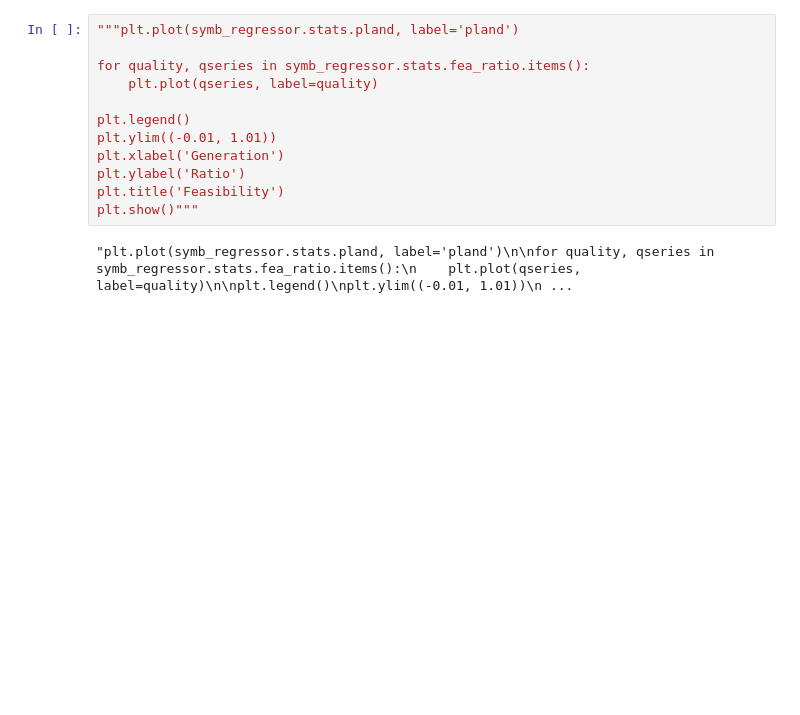
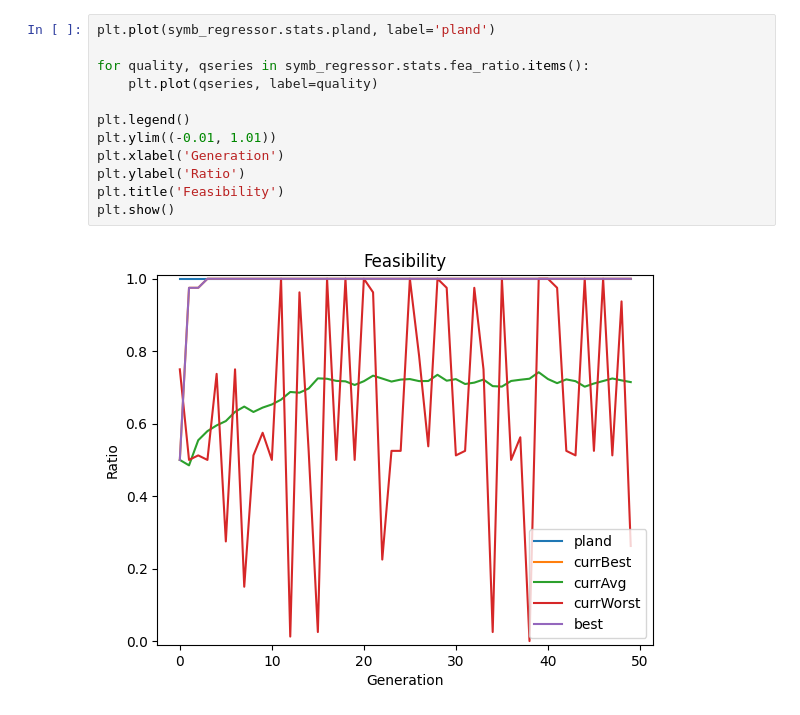
Before and after one commit to AgostinoRizzo/genpro, a Jupyter notebook: notebooks/gp.ipynb, the cells around one changed output. Drawn from its saved outputs; the diff is of its cells as text; blank space fills up the shorter version.

```diff
--- a/notebooks/gp.ipynb
+++ b/notebooks/gp.ipynb
@@ -139,14 +148,14 @@ best [0.0, 0.26794481454084185, 0.26794481454084185, 0.33478753302375464, 0.4889
 # %%
-"""plt.plot(symb_regressor.stats.pland, label='pland')
+plt.plot(symb_regressor.stats.pland, label='pland')
 
 for quality, qseries in symb_regressor.stats.fea_ratio.items():
     plt.plot(qseries, label=quality)
 
 plt.legend()
 plt.ylim((-0.01, 1.01))
 plt.xlabel('Generation')
 plt.ylabel('Ratio')
 plt.title('Feasibility')
-plt.show()"""
+plt.show()
 # %% [output]
-"plt.plot(symb_regressor.stats.pland, label='pland')\n\nfor quality, qseries in symb_regressor.stats.fea_ratio.items():\n    plt.plot(qseries, label=quality)\n\nplt.legend()\nplt.ylim((-0.01, 1.01))\n ...
+[figure, added]
```
Also changed, not shown: parts of 9 cells of this notebook, 7 other files.
